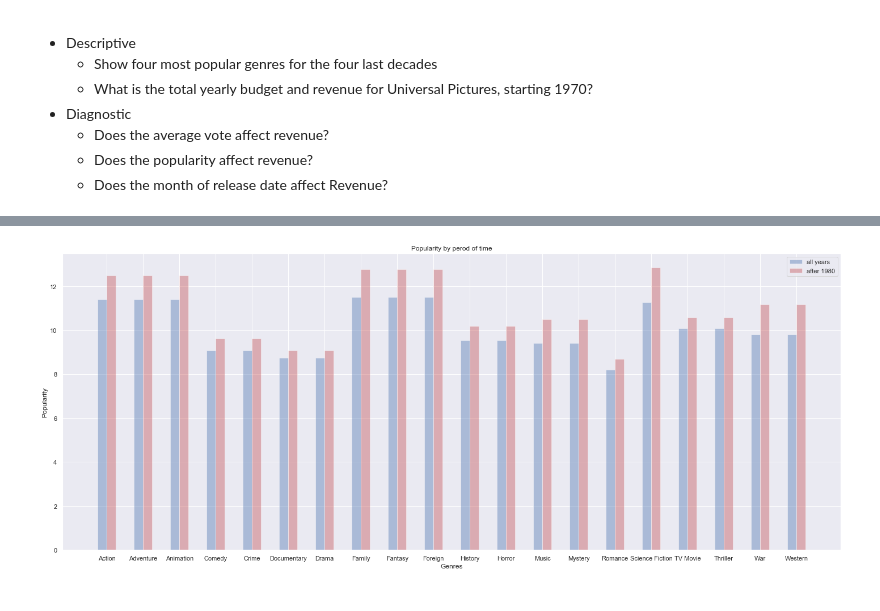
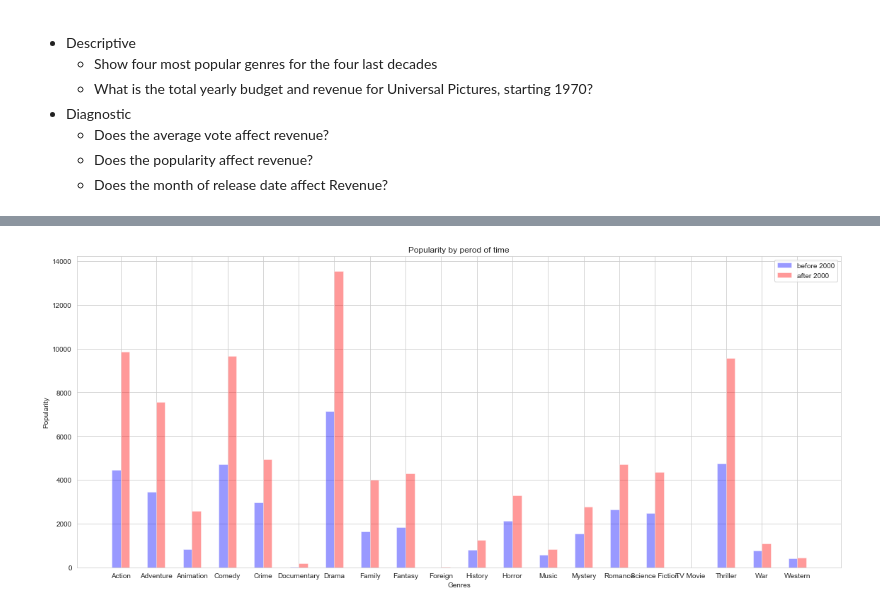
Before and after one commit to nastazya/Movies-analytics, a Jupyter notebook: EDA.ipynb, the cells around one changed output, grey strips where cells are left out. Cells and saved outputs as stored; diff of their text form; code cells hidden in the pictures.

```diff
--- a/EDA.ipynb
+++ b/EDA.ipynb
@@ -196,10 +208,11 @@ Nominal values (genre, production companies and keywords) have to be extracted f
 # Analize release date
 # We see that there is a strong tendency of grouth movies produced every year
 df['year'] = df['release_date'].dt.year
+df['year_month'] = pd.to_datetime(df['release_date']).dt.to_period('M')
 print('Min year: ', df['year'].min(), '\nMax year: ', df['year'].max())
 
 df_year = df.groupby(by='year')['id'].count()
-
+df_year = df_year[df_year.index>1960]
 # Bar Chart
 plt.figure(figsize=(14,6))
 plt.title('Number of movies produced every year')
@@ -526,7 +606,7 @@ drama = []
 comedy = []
 thriller = []
 for i, item in enumerate(prod):
-    df_prod = df.iloc[index_extractor(df, 'production_companies', item[0]),:]
+    df_prod = df.iloc[index_extractor(df, 'production_companies', item),:]
     drama.append(df_prod.iloc[index_extractor(df_prod, 'genres', 'Drama'),:]['id'].count())
     comedy.append(df_prod.iloc[index_extractor(df_prod, 'genres', 'Comedy'),:]['id'].count())
     thriller.append(df_prod.iloc[index_extractor(df_prod, 'genres', 'Thriller'),:]['id'].count())
@@ -588,21 +668,26 @@ for i, item in enumerate(df['genres']):
 g_name, g_count = np.unique(np.array(l), return_counts=True)
 
 #------------------------------------------------------------------------------
-# Function that takes dataframe and returns percentages of movies in every genre
+# Function that takes dataframe and returns percentages of movie opularity in every genre
 def movie_genre(df_10):
     # Extracting mean of popularity of each genre into votes
     index_extractor = lambda df, field, value: [idx for idx, entries in enumerate(df[field]) for item in entries if value in item['name']]
     votes = []
+    revenue=[]
     for i, item in enumerate(g_name):
-        votes.append(df_10.iloc[index_extractor(df_10, 'genres', item[0]),:]['popularity'].sum())
+        votes.append(df_10.iloc[index_extractor(df_10, 'genres', item),:]['popularity'].sum())
+        revenue.append(df_10.iloc[index_extractor(df_10, 'genres', item),:]['revenue'].sum())
 
     # Calculating percentage
     total_v = np.sum(votes)
+    total_r = np.sum(revenue)
+
     for i in range(len(votes)):
         votes[i] = votes[i]/total_v*100
+        revenue[i] = revenue[i]/total_r*100
 
     # Zip and Sort by popularity percentage
-    sorted_genres = sorted(list(zip(g_name, votes, g_count)), key = lambda x: x[1], reverse = True)
+    sorted_genres = sorted(list(zip(g_name, votes, g_count, revenue)), key = lambda x: x[1], reverse = True)
     return sorted_genres
 
 #-------------------------------------------------------------------------------
@@ -611,7 +696,7 @@ df_10 = df[(df['year']>=1980) & (df['year']<1990)]
 g_v_c_1 = movie_genre(df_10)
 print('1980-1990: ')
 for i in range(4):
-    print(g_v_c_1[i][0], ': ', round(g_v_c_1[i][1],2), '%')
+    print(g_v_c_1[i][0], ': ', round(g_v_c_1[i][1],2), '%; revenue: ', round(g_v_c_1[i][3],2))
 
 #-------------------------------------------------------------------------------
 # Taking 1990 to 2000
@@ -619,7 +704,7 @@ df_10 = df[(df['year']>=1990) & (df['year']<2000)]
 g_v_c_2 = movie_genre(df_10)
 print('\n1990-2000: ')
 for i in range(4):
-    print(g_v_c_2[i][0], ': ', round(g_v_c_2[i][1],2), '%')
+    print(g_v_c_2[i][0], ': ', round(g_v_c_2[i][1],2), '%; revenue: ', round(g_v_c_1[i][3],2))
 
 #-------------------------------------------------------------------------------
 # Taking 2000 to 2010
@@ -627,7 +712,7 @@ df_10 = df[(df['year']>=2000) & (df['year']<2010)]
 g_v_c_3 = movie_genre(df_10)
 print('\n2000-2010: ')
 for i in range(4):
-    print(g_v_c_3[i][0], ': ', round(g_v_c_3[i][1],2), '%')
+    print(g_v_c_3[i][0], ': ', round(g_v_c_3[i][1],2), '%; revenue: ', round(g_v_c_1[i][3],2))
 
 #-------------------------------------------------------------------------------
 # Taking 2010 to 2020
@@ -635,6 +720,6 @@ df_10 = df[(df['year']>=2010) & (df['year']<2020)]
 g_v_c_4 = movie_genre(df_10)
 print('\n2010-2020: ')
 for i in range(4):
-    print(g_v_c_4[i][0], ': ', round(g_v_c_4[i][1],2), '%')
+    print(g_v_c_4[i][0], ': ', round(g_v_c_4[i][1],2), '%; revenue: ', round(g_v_c_1[i][3],2))
 # %% [output]
 1980-1990:
@@ -727,44 +860,45 @@ for i, item in enumerate(df['genres']):
 g_name, g_count = np.unique(np.array(l), return_counts=True)
 
 #------------------------------------------------------------------------------
-# Calculating total revenue of movies in every genre
+# Calculating total popularity of movies in every genre
+df_earlier = df[df['year'] < 2000]
 index_extractor = lambda df, field, value: [idx for idx, entries in enumerate(df[field]) for item in entries if value in item['name']]
 popularity = []
 for i, item in enumerate(g_name):
-    popularity.append(df.iloc[index_extractor(df, 'genres', item[0]),:]['popularity'].mean())
+    popularity.append(df_earlier.iloc[index_extractor(df_earlier, 'genres', item),:]['popularity'].sum())
 
 #---------------------------------------------
 # And during the period after 2000:
-df_later = df[df['year'] > 2000]
+df_later = df[df['year'] >= 2000]
 popularity_later = []
 for i, item in enumerate(g_name):
-    popularity_later.append(df_later.iloc[index_extractor(df_later, 'genres', item[0]),:]['popularity'].mean())
+    popularity_later.append(df_later.iloc[index_extractor(df_later, 'genres', item),:]['popularity'].sum())
 
 # Bar Chart
-fig, ax = plt.subplots()
+fig, ax = plt.subplots(figsize=(16,7))
 index = np.arange(len(g_name))
 bar_width = 0.25
 opacity = 0.4
 
 rects1 = ax.bar(index, popularity, bar_width,
                 alpha=opacity, color='b',
-                label='all years')
+                label='before 2000')
 
 rects2 = ax.bar(index + bar_width, popularity_later, bar_width,
                 alpha=opacity, color='r',
-                label='after 1980')
+                label='after 2000')
 
 ax.set_xlabel('Genres')
 ax.set_ylabel('Popularity')
 ax.set_title('Popularity by perod of time')
 ax.set_xticks(index + bar_width / 2)
 ax.set_xticklabels(g_name)
 ax.legend()
 
 fig.tight_layout()
 plt.show()
 # %% [output]
-[figure, old version]
+[figure, new version]
 # %%
 # What is the total yearly budget and revenue for Universal Pictures, starting 1970?
 # And the average
```
Also changed, not shown: parts of 22 cells of this notebook.
